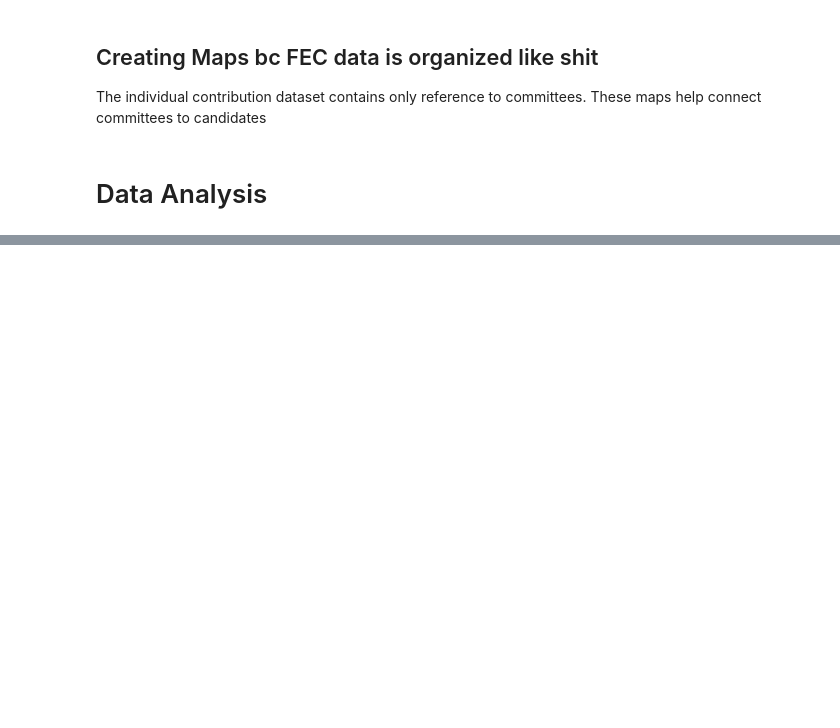
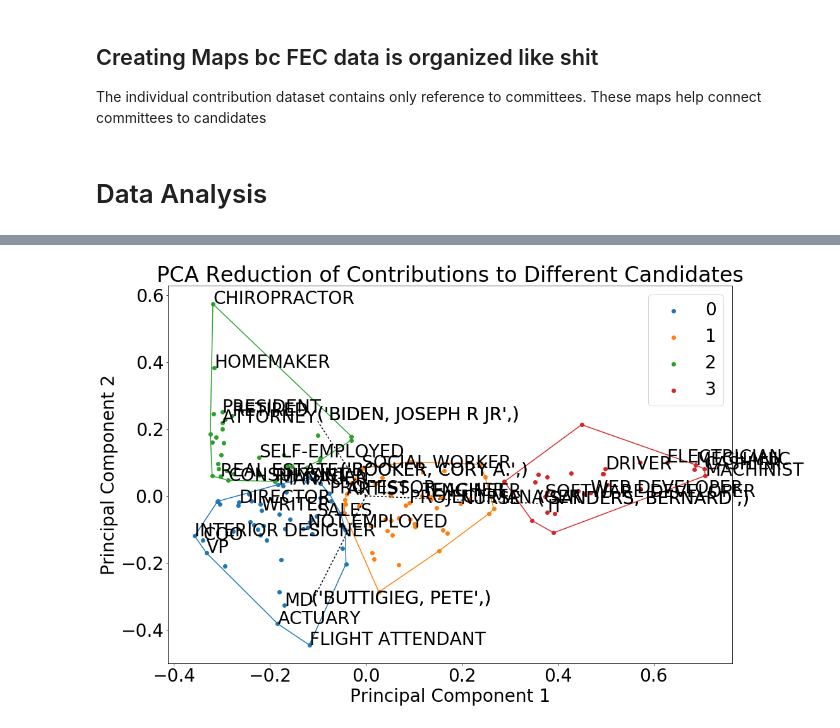
Before and after one commit to jschless/election-finance, a Jupyter notebook: new_data_format.ipynb, the cells around one changed output, grey strips where cells are left out. Cells and saved outputs as stored; diff of their text form; code cells hidden in the pictures; blank space fills up the shorter version.

```diff
--- a/new_data_format.ipynb
+++ b/new_data_format.ipynb
@@ -303,0 +224,4 @@ RETIRED
+# %%
+component_analysis(result, plot_candidate_projections=True)
+# %% [output]
+[figure, added]
```
Also changed, not shown: parts of 10 cells of this notebook.
